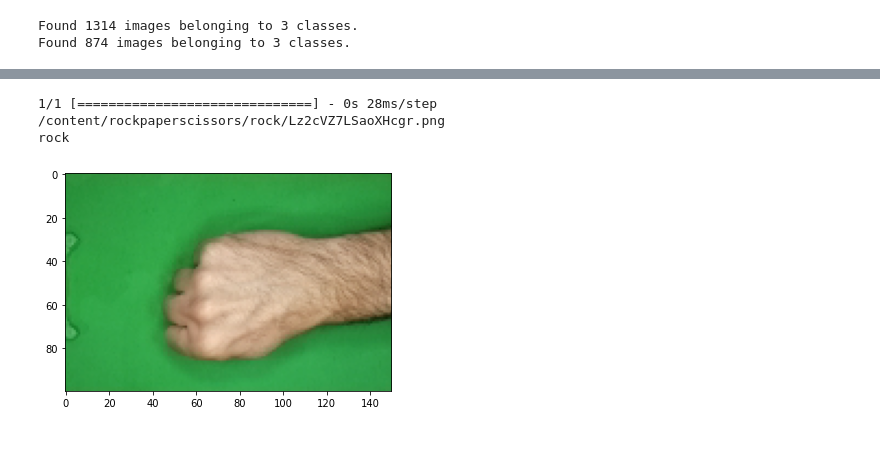
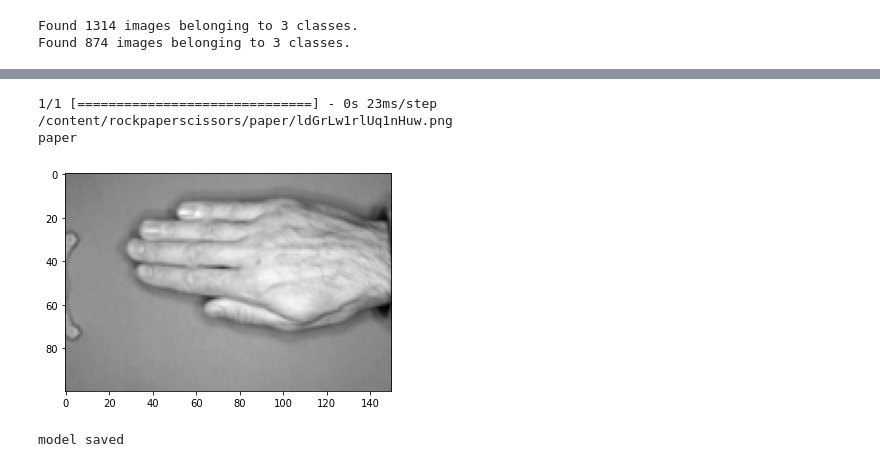
Before and after one commit to SAIG-KMITL/Rock-Paper-Scissors-Image-Classification, a Jupyter notebook: Rock-Paper-Scissors-Classification/Rock_Paper_Scissors_Classification.ipynb, the cells around one changed output, grey strips where cells are left out. Drawn from its saved outputs; the diff is of its cells as text; code cells hidden in the pictures.

Commit message:
update grayscale image

```diff
--- a/Rock-Paper-Scissors-Classification/Rock_Paper_Scissors_Classification.ipynb
+++ b/Rock-Paper-Scissors-Classification/Rock_Paper_Scissors_Classification.ipynb
@@ -53,6 +59,7 @@ validation_datagen = ImageDataGenerator(
 train_generator = train_datagen.flow_from_directory(
     base_dir,
     target_size = (100, 150),
+    color_mode = "grayscale",
     class_mode = 'categorical',
     subset = 'training'
 )
@@ -60,6 +67,7 @@ train_generator = train_datagen.flow_from_directory(
 validation_generator = validation_datagen.flow_from_directory(
     base_dir,
     target_size = (100, 150),
+    color_mode = "grayscale",
     class_mode = 'categorical',
     subset = 'validation'
 )
@@ -68,14 +76,22 @@ Found 1314 images belonging to 3 classes.
 Found 874 images belonging to 3 classes.
 # %%
 model = tf.keras.models.Sequential([
-    tf.keras.layers.Conv2D(32, (3, 3), activation = 'relu', input_shape = (100, 150, 3)),
+    tf.keras.layers.Conv2D(32, (3, 3), activation = 'relu', input_shape = (100, 150, 1)),
     tf.keras.layers.MaxPooling2D(2, 2),
+    # tf.keras.layers.Dropout(0.2),
+
     tf.keras.layers.Conv2D(64, (3, 3), activation = 'relu'),
     tf.keras.layers.MaxPooling2D(2, 2),
+    # tf.keras.layers.Dropout(0.2),
+
     tf.keras.layers.Conv2D(128, (3, 3), activation = 'relu'),
     tf.keras.layers.MaxPooling2D(2, 2),
+    # tf.keras.layers.Dropout(0.2),
+
     tf.keras.layers.Conv2D(256, (3, 3), activation = 'relu'),
     tf.keras.layers.MaxPooling2D(2, 2),
+    # tf.keras.layers.Dropout(0.2),
+
     tf.keras.layers.Flatten(),
     tf.keras.layers.Dense(512, activation = 'relu'),
     tf.keras.layers.Dense(3, activation = 'softmax')
@@ -126,30 +142,42 @@ Epoch 20/20
 # %%
 import numpy as np
 from google.colab import files
 import keras.utils as image
 import matplotlib.pyplot as plt
 import matplotlib.image as mpimg
+from PIL import Image
 %matplotlib inline
 
 # predict images
-path = "/content/rockpaperscissors/rock/Lz2cVZ7LSaoXHcgr.png"
-img_source = image.load_img(path, target_size = (100, 150))
-imgplot = plt.imshow(img_source)
+path = "/content/rockpaperscissors/paper/ldGrLw1rlUq1nHuw.png"
+
+img_source = Image.open(path).convert('L').resize((150,100))
+imgplot = plt.imshow(img_source, cmap=plt.get_cmap('gray'))
 x = image.img_to_array(img_source)
 x = np.expand_dims(x, axis = 0)
 
 images = np.vstack([x])
 classes = model.predict(images, batch_size = 10)
 
 print(path)
 if classes[0, 0] == 1:
   print('paper')
 elif classes[0, 1] == 1:
   print('rock')
 elif classes[0, 2] == 1:
   print('scissors')
 # %% [output]
-1/1 [==============================] - 0s 28ms/step
-/content/rockpaperscissors/rock/Lz2cVZ7LSaoXHcgr.png
-rock
+1/1 [==============================] - 0s 23ms/step
+/content/rockpaperscissors/paper/ldGrLw1rlUq1nHuw.png
+paper
-[figure, old version]
+[figure, new version]
+# %%
+model_json = model.to_json()
+
+with open("model1/model.json","w") as model_json_file:
+    model_json_file.write(model_json)
+
+model.save_weights("model1/model_weights.h5")
+print("model saved")
+# %% [output]
+model saved
```
Also changed, not shown: parts of 3 cells of this notebook.
